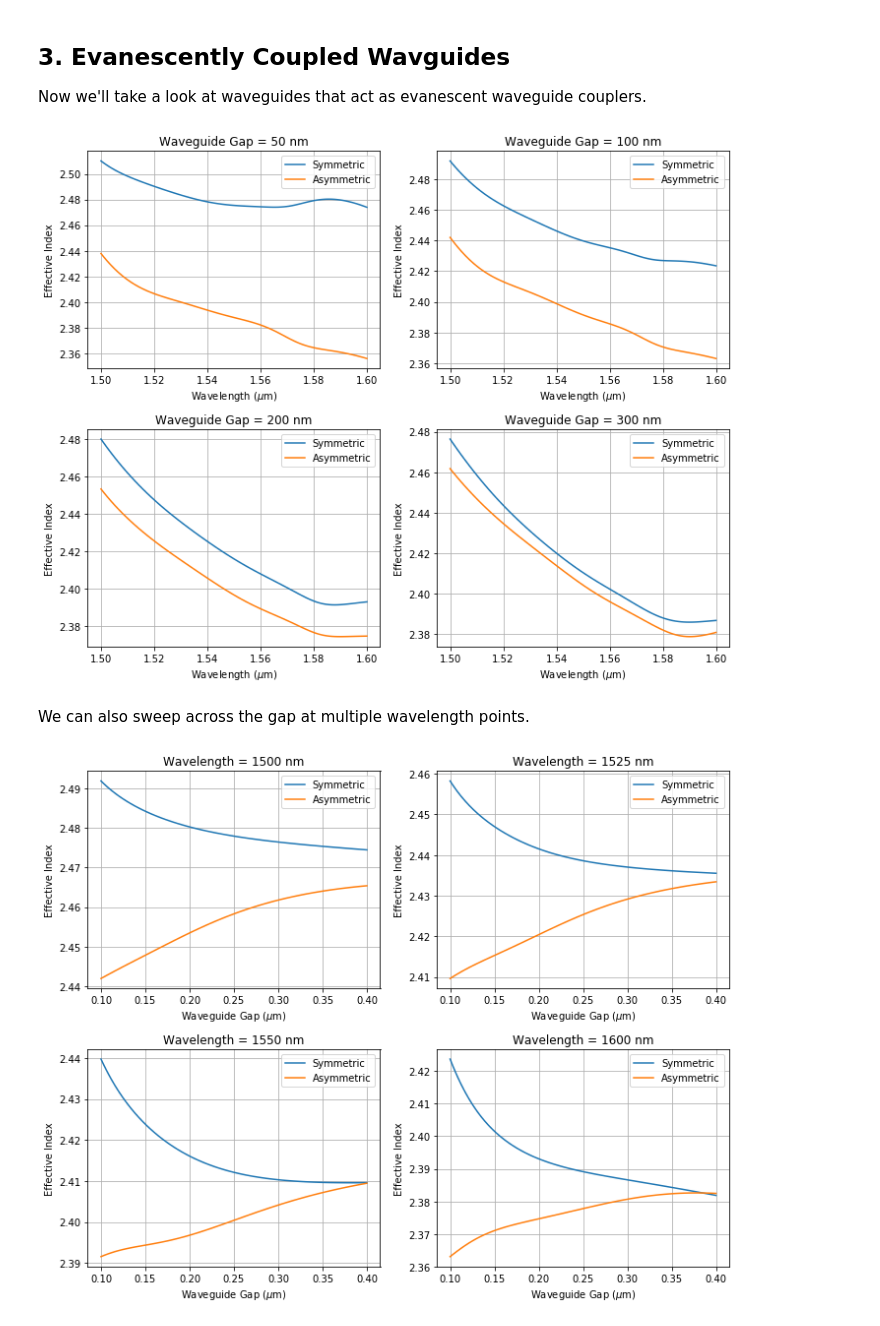
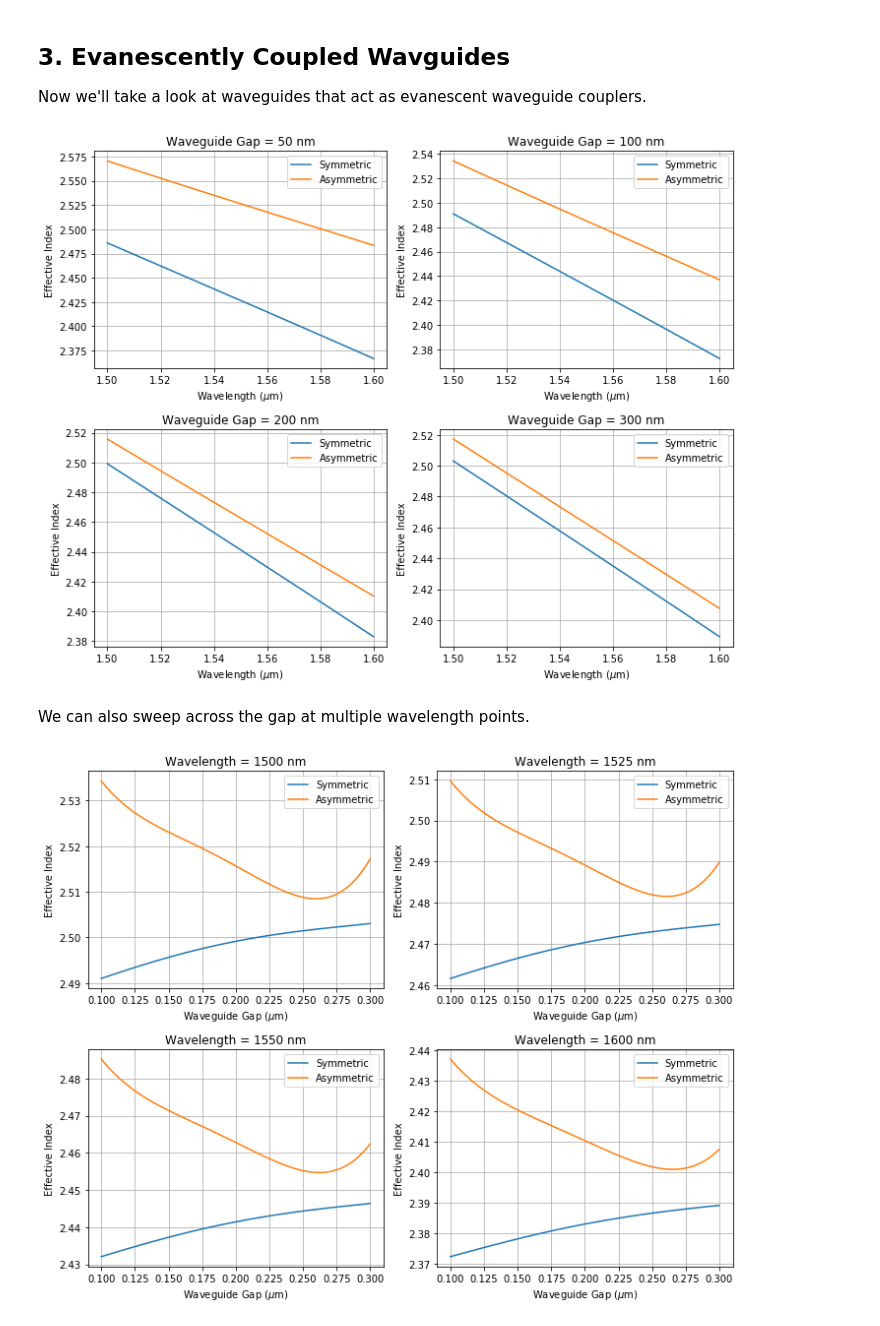
Before and after one commit to BYUCamachoLab/SiPANN, a Jupyter notebook: examples/waveguide.ipynb, the cells around one changed output. Cells and saved outputs as stored; diff of their text form; code cells hidden in the pictures.

```diff
--- a/examples/waveguide.ipynb
+++ b/examples/waveguide.ipynb
@@ -95,25 +99,25 @@ wavelength = np.linspace(1.5,1.6,100)
 width      = np.array([0.3,0.5,0.7,1])
 thickness  = 0.22
 derivative = 1
-TE0,TE1,TE2,TM0,TM1,TM2 = SiP.straightWaveguide(wavelength,width,thickness)
-dTE0,dTE1,dTE2,dTM0,dTM1,dTM2 = SiP.straightWaveguide(wavelength,width,thickness,derivative)
+TE0 = nn.straightWaveguide(wavelength,width,thickness)
+dTE0 = nn.straightWaveguide(wavelength,width,thickness,derivative=derivative)[:,:,:,:,0]
 
 ngTE0 = TE0 - wavelength * dTE0
-ngTE1 = TE1 - wavelength * dTE1
-ngTE2 = TE2 - wavelength * dTE2
-ngTM0 = TM0 - wavelength * dTM0
-ngTM1 = TM1 - wavelength * dTM1
-ngTM2 = TM2 - wavelength * dTM2
+# ngTE1 = TE1 - wavelength * dTE1
+# ngTE2 = TE2 - wavelength * dTE2
+# ngTM0 = TM0 - wavelength * dTM0
+# ngTM1 = TM1 - wavelength * dTM1
+# ngTM2 = TM2 - wavelength * dTM2
 
 
 # Iterate through all the waveguide widths
 plt.figure(figsize=(10, 8))
 for k in range(width.size):
     plt.subplot(2,2,k+1)
-    plt.plot(wavelength,ngTE0[:,k,0],label='TE0')
-    plt.plot(wavelength,ngTE1[:,k,0],label='TE1')
-    plt.plot(wavelength,ngTM0[:,k,0],label='TM0')
-    plt.plot(wavelength,ngTM1[:,k,0],label='TM1')
+    plt.plot(wavelength,ngTE0[:,k,0,0],label='TE0')
+#     plt.plot(wavelength,ngTE1[:,k,0],label='TE1')
+#     plt.plot(wavelength,ngTM0[:,k,0],label='TM0')
+#     plt.plot(wavelength,ngTM1[:,k,0],label='TM1')
     plt.grid(True)
     plt.title("Waveguide Width = {0:.0f} nm".format(width[k]*1e3))
     plt.xlabel('Wavelength ($\mu$m)')
@@ -133,7 +137,7 @@ wavelength = np.linspace(1.5,1.6,100)
 width      = 0.5
 thickness  = 0.22
 radius     = np.array([5,10,20,40])
-TE0 = SiP.bentWaveguide(wavelength,width,thickness,radius)
+TE0 = nn.bentWaveguide(wavelength,width,thickness,radius)
 
 
 # Iterate through all the waveguide widths
@@ -156,8 +160,8 @@ plt.show()
 wavelength = np.array([1.5,1.525,1.55,1.6])
 width      = 0.5
 thickness  = 0.22
-radius     = np.linspace(5,40,100)
-TE0 = SiP.bentWaveguide(wavelength,width,thickness,radius)
+radius     = np.linspace(5,25,100)
+TE0 = nn.bentWaveguide(wavelength,width,thickness,radius)
 
 
 # Iterate through all the waveguide widths
@@ -186,7 +190,7 @@ width      = 0.5
 thickness  = 0.22
 gap        = np.array([0.05,0.1,0.2,0.3])
 derivative = 1
-TE0,TE1 = SiP.evWGcoupler(wavelength,width,thickness,gap)
+TE0,TE1 = nn.evWGcoupler(wavelength,width,thickness,gap)
 
 
 # Iterate through all the waveguide widths
@@ -203,30 +207,30 @@ for k in range(gap.size):
 plt.tight_layout()
 plt.show()
 # %% [output]
-[figure, old version]
+[figure, new version]
 # %% [markdown]
 We can also sweep across the gap at multiple wavelength points.
 # %%
 # All units are in microns
 wavelength = np.array([1.5,1.525,1.55,1.6])
 width      = 0.5
 thickness  = 0.22
-gap        = np.linspace(0.1,0.4,100)
+gap        = np.linspace(0.1,0.3,100)
 derivative = 1
-TE0,TE1 = SiP.evWGcoupler(wavelength,width,thickness,gap)
+TE0,TE1 = nn.evWGcoupler(wavelength,width,thickness,gap)
 
 # Iterate through all the waveguide widths
 plt.figure(figsize=(10, 8))
 for k in range(wavelength.size):
     plt.subplot(2,2,k+1)
     plt.plot(gap,TE0[k,0,0,:],label='Symmetric')
     plt.plot(gap,TE1[k,0,0,:],label='Asymmetric')
     plt.grid(True)
     plt.title("Wavelength = {0:.0f} nm".format(wavelength[k]*1e3))
     plt.xlabel('Waveguide Gap ($\mu$m)')
     plt.ylabel('Effective Index')
     plt.legend()
 plt.tight_layout()
 plt.show()
 # %% [output]
-[figure, old version]
+[figure, new version]
```
Also changed, not shown: parts of 7 cells of this notebook, 9 other files.
